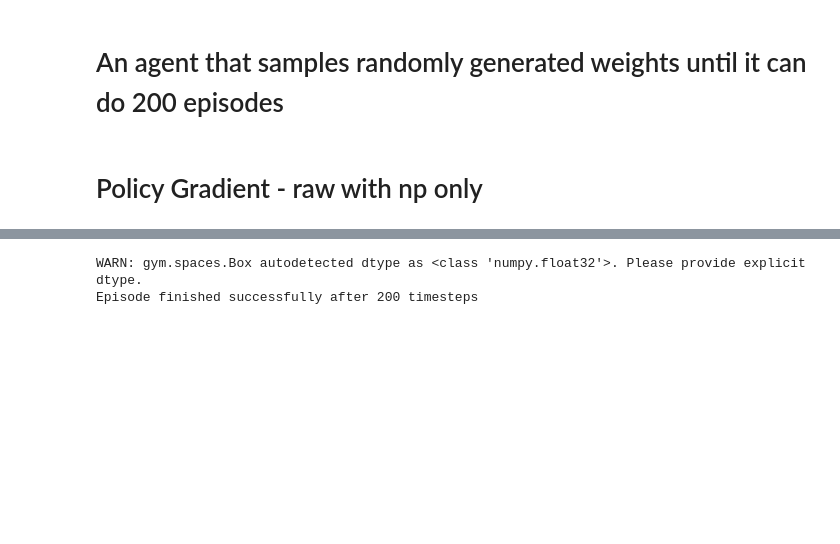
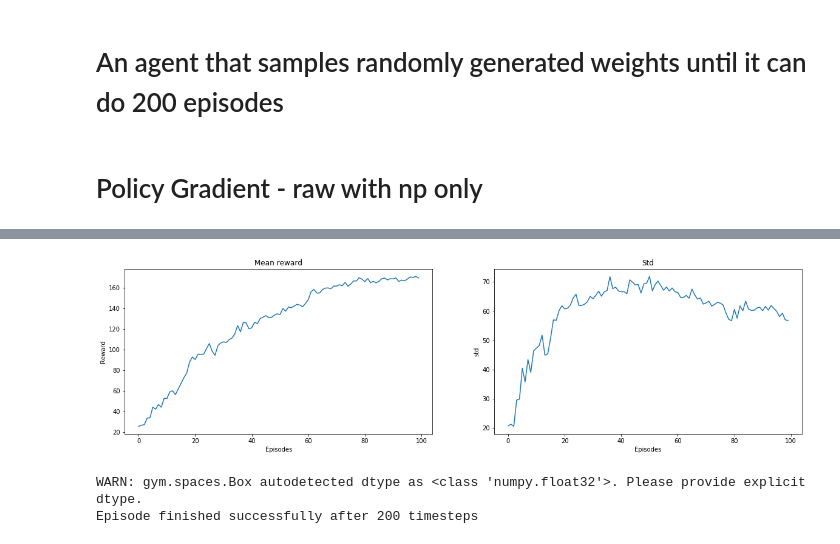
Before and after one commit to whathelll/Reinforcement-Learning, a Jupyter notebook: PolicyGradient/2-Cartpole_REINFORCE.ipynb, the cells around one changed output, grey strips where cells are left out. Drawn from its saved outputs; the diff is of its cells as text; code cells hidden in the pictures; blank space fills up the shorter version.

```diff
--- a/PolicyGradient/2-Cartpole_REINFORCE.ipynb
+++ b/PolicyGradient/2-Cartpole_REINFORCE.ipynb
@@ -252,3 +257,7 @@ Wall time: 745 ms
+# %%
+reward_history.plot()
+# %% [output]
+[figure, added]
 # %%
 agent.run()
 # %% [output]
```
Also changed, not shown: parts of 7 cells of this notebook, 1 other file.
